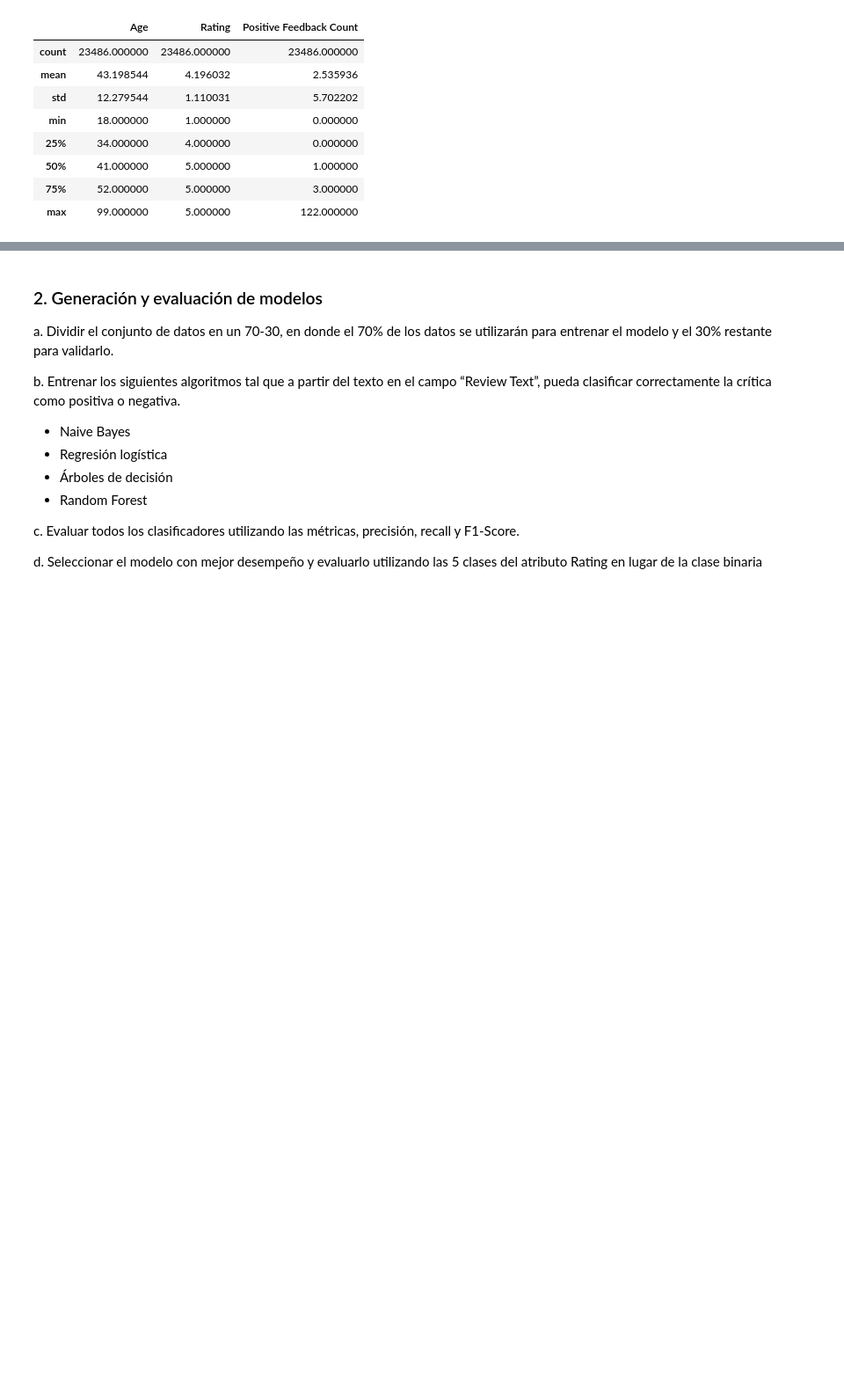
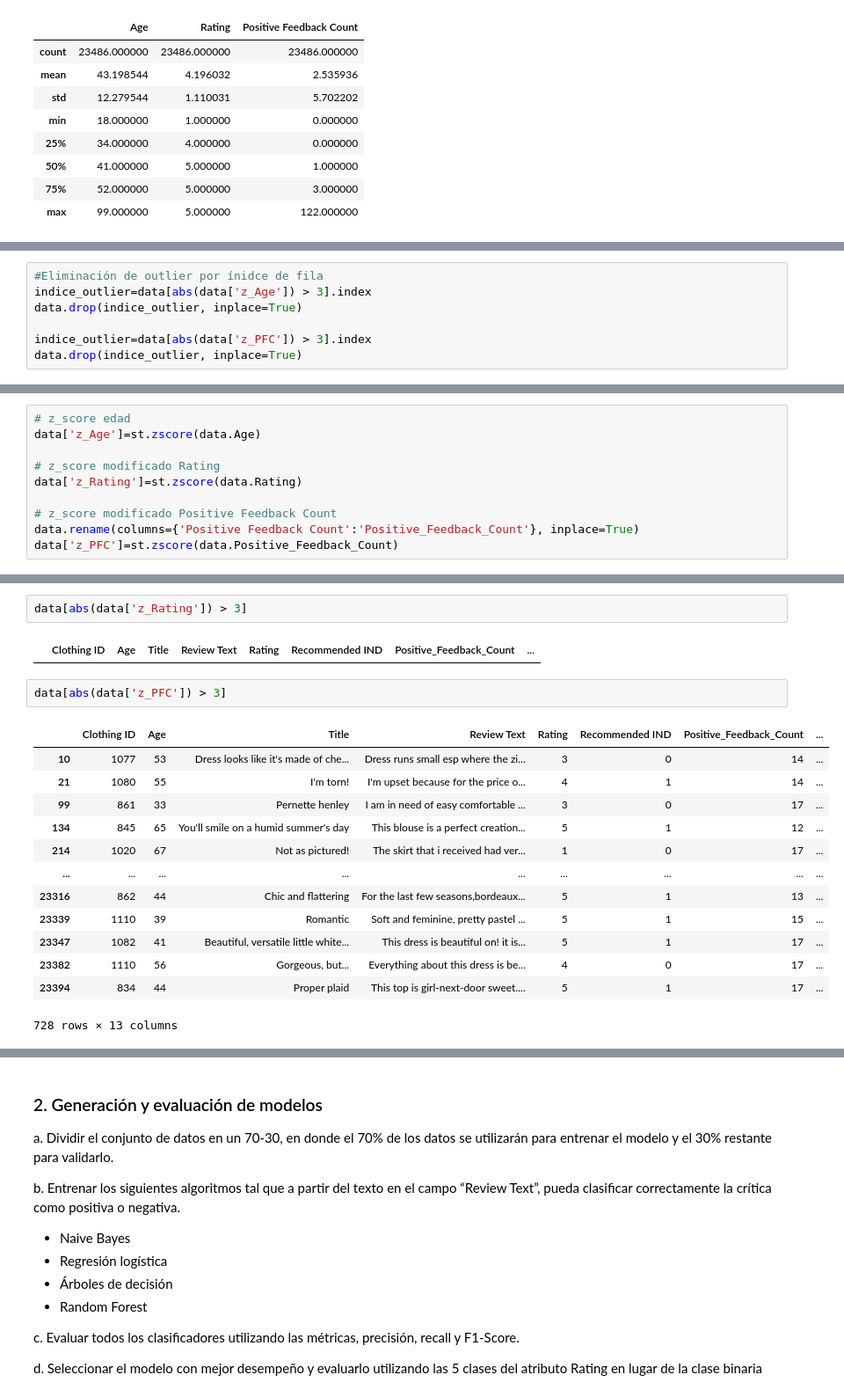
Before and after one commit to 1gnacio/orgadatos-collab-tp2, a Jupyter notebook: TP2.ipynb, the cells around one changed output, grey strips where cells are left out. Shown: that part at 88% size. Saved outputs shown, nothing was run; the diff lists cells and outputs as text; blank space fills up the shorter version.

```diff
--- a/TP2.ipynb
+++ b/TP2.ipynb
@@ -134,0 +233,7 @@ cuantitativas.describe()
+# %%
+#Eliminación de outlier por ínidce de fila
+indice_outlier=data[abs(data['z_Age']) > 3].index
+data.drop(indice_outlier, inplace=True)
+
+indice_outlier=data[abs(data['z_PFC']) > 3].index
+data.drop(indice_outlier, inplace=True)
@@ -134,0 +242,10 @@ cuantitativas.describe()
+# %%
+# z_score edad
+data['z_Age']=st.zscore(data.Age)
+
+# z_score modificado Rating
+data['z_Rating']=st.zscore(data.Rating)
+
+# z_score modificado Positive Feedback Count
+data.rename(columns={'Positive Feedback Count':'Positive_Feedback_Count'}, inplace=True)
+data['z_PFC']=st.zscore(data.Positive_Feedback_Count)
@@ -134,0 +266,20 @@ cuantitativas.describe()
+# %%
+data[abs(data['z_Rating']) > 3]
+# %% [output]
+|  | Clothing ID | Age | Title | Review Text | Rating | Recommended IND | Positive_Feedback_Count | ... |
+# %%
+data[abs(data['z_PFC']) > 3]
+# %% [output]
+|  | Clothing ID | Age | Title | Review Text | Rating | Recommended IND | Positive_Feedback_Count | ... |
+| 10 | 1077 | 53 | Dress looks like it's made of che... | Dress runs small esp where the zi... | 3 | 0 | 14 | ... |
+| 21 | 1080 | 55 | I'm torn! | I'm upset because for the price o... | 4 | 1 | 14 | ... |
+| 99 | 861 | 33 | Pernette henley | I am in need of easy comfortable ... | 3 | 0 | 17 | ... |
+| 134 | 845 | 65 | You'll smile on a humid summer's day | This blouse is a perfect creation... | 5 | 1 | 12 | ... |
+| 214 | 1020 | 67 | Not as pictured! | The skirt that i received had ver... | 1 | 0 | 17 | ... |
+| ... | ... | ... | ... | ... | ... | ... | ... | ... |
+| 23316 | 862 | 44 | Chic and flattering | For the last few seasons,bordeaux... | 5 | 1 | 13 | ... |
+| 23339 | 1110 | 39 | Romantic | Soft and feminine, pretty pastel ... | 5 | 1 | 15 | ... |
+| 23347 | 1082 | 41 | Beautiful, versatile little white... | This dress is beautiful on! it is... | 5 | 1 | 17 | ... |
+| 23382 | 1110 | 56 | Gorgeous, but... | Everything about this dress is be... | 4 | 0 | 17 | ... |
+| 23394 | 834 | 44 | Proper plaid | This top is girl-next-door sweet.... | 5 | 1 | 17 | ... |
+728 rows × 13 columns
```
Also changed, not shown: parts of 34 cells of this notebook.
